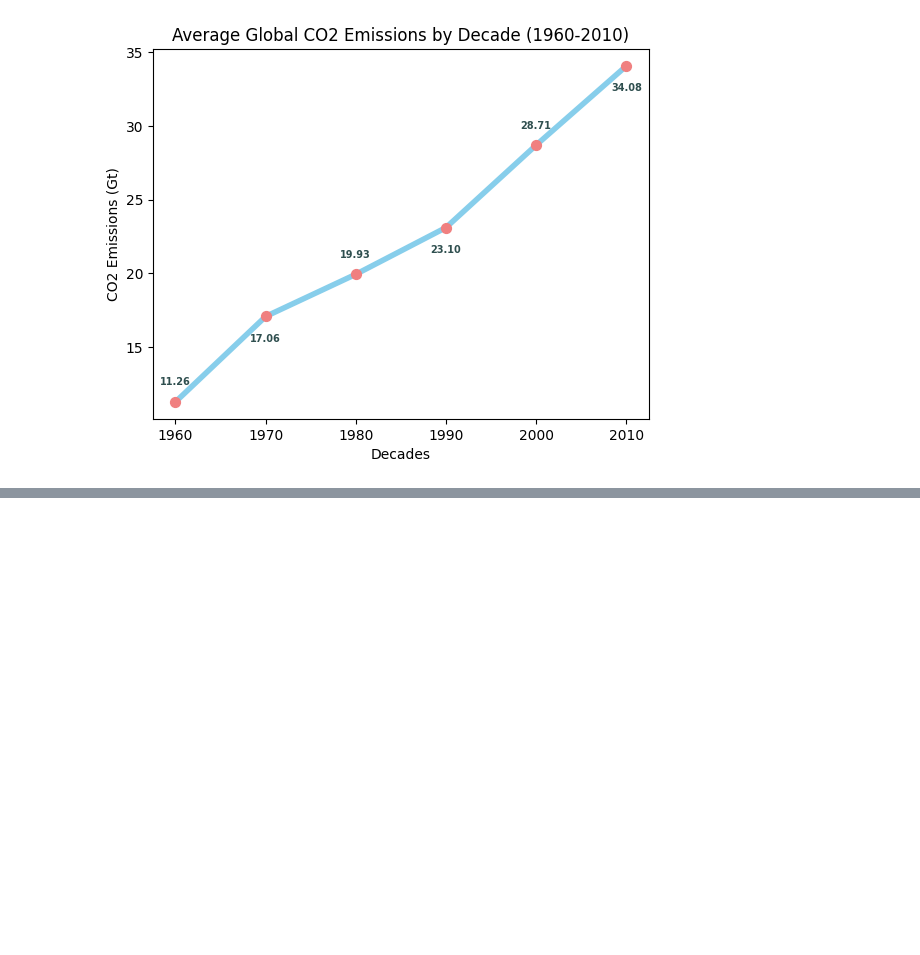
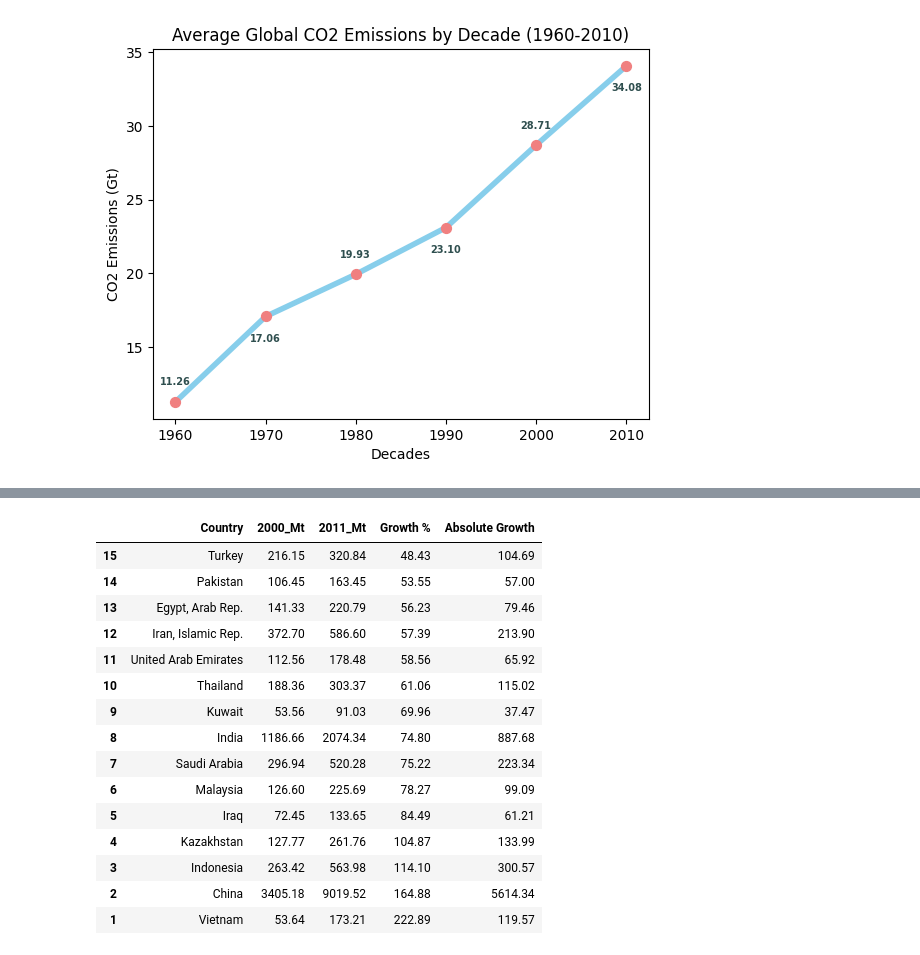
Before and after one commit to sanaullah525/Global-CO2-Emissions-Data-Analysis-Project, a Jupyter notebook: datapr.ipynb, the cells around one changed output, grey strips where cells are left out. Saved outputs shown, nothing was run; the diff lists cells and outputs as text; code cells hidden in the pictures; blank space fills up the shorter version.

```diff
--- a/datapr.ipynb
+++ b/datapr.ipynb
@@ -484,0 +485,23 @@ plt.show()
+# %%
+#...Preparing a table for barchart.
+
+df= df.sort_values(by= 'Growth %', ascending= True)
+df["Absolute Growth"]= df["2011_Mt"] - df["2000_Mt"]
+df
+# %% [output]
+|  | Country | 2000_Mt | 2011_Mt | Growth % | Absolute Growth |
+| 15 | Turkey | 216.15 | 320.84 | 48.43 | 104.69 |
+| 14 | Pakistan | 106.45 | 163.45 | 53.55 | 57.00 |
+| 13 | Egypt, Arab Rep. | 141.33 | 220.79 | 56.23 | 79.46 |
+| 12 | Iran, Islamic Rep. | 372.70 | 586.60 | 57.39 | 213.90 |
+| 11 | United Arab Emirates | 112.56 | 178.48 | 58.56 | 65.92 |
+| 10 | Thailand | 188.36 | 303.37 | 61.06 | 115.02 |
+| 9 | Kuwait | 53.56 | 91.03 | 69.96 | 37.47 |
+| 8 | India | 1186.66 | 2074.34 | 74.80 | 887.68 |
+| 7 | Saudi Arabia | 296.94 | 520.28 | 75.22 | 223.34 |
+| 6 | Malaysia | 126.60 | 225.69 | 78.27 | 99.09 |
+| 5 | Iraq | 72.45 | 133.65 | 84.49 | 61.21 |
+| 4 | Kazakhstan | 127.77 | 261.76 | 104.87 | 133.99 |
+| 3 | Indonesia | 263.42 | 563.98 | 114.10 | 300.57 |
+| 2 | China | 3405.18 | 9019.52 | 164.88 | 5614.34 |
+| 1 | Vietnam | 53.64 | 173.21 | 222.89 | 119.57 |
```
Also changed, not shown: parts of 1 cell of this notebook.
